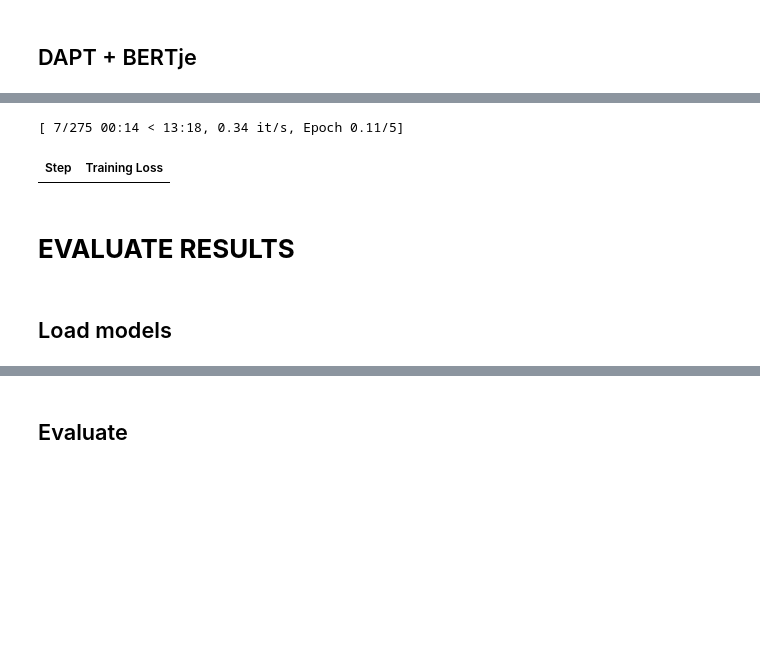
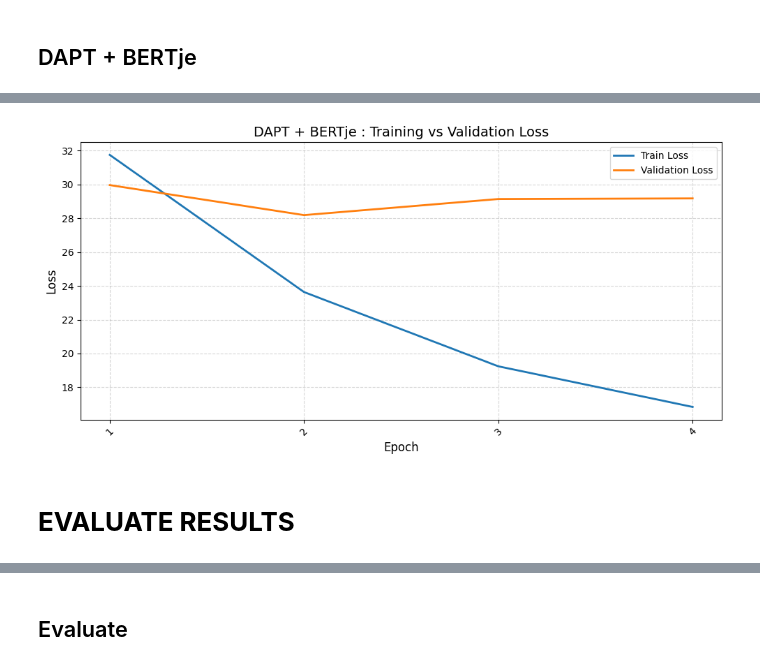
Before and after one commit to JulienPeignon/NER-dutch-colonial-archives, a Jupyter notebook: main.ipynb, the cells around one changed output, grey strips where cells are left out. Drawn from its saved outputs; the diff is of its cells as text; code cells hidden in the pictures; blank space fills up the shorter version.

```diff
--- a/main.ipynb
+++ b/main.ipynb
@@ -335,14 +320,16 @@ Some weights of BertForTokenClassification were not initialized from the model c
 You should probably TRAIN this model on a down-stream task to be able to use it for predictions and inference.
 # %%
-data_collator = DataCollatorForTokenClassification(tokenizer)
+optimizer, scheduler = get_optimizer_and_scheduler(
+    DAPT_BERTje, train_loader, epochs=NB_EPOCHS_BERTJE
+)
 
-training_args = TrainingArguments(
-    output_dir="./ner_model",
-    overwrite_output_dir=True,
-    learning_rate=LEARNING_RATE,
-    num_train_epochs=NB_EPOCHS_BERTJE,
-    per_device_train_batch_size=BATCH_SIZE,
-    weight_decay=WEIGHT_DECAY,
-    logging_dir="./logs",
-    logging_steps=100,
+train_losses_DAPT_BERTje, val_losses_DAPT_BERTje = train_model(
+    DAPT_BERTje,
+    train_loader,
+    val_loader,
+    optimizer,
+    scheduler=scheduler,
+    device=device,
+    epochs=NB_EPOCHS_BERTJE,
+    save_path="checkpoints/best_model_DAPT_BERTje.pt",
 )
@@ -349,19 +342,10 @@ training_args = TrainingArguments(
-# %%
-trainer = Trainer(
-    model=model,
-    args=training_args,
-    train_dataset=train_dataset,
-    eval_dataset=val_dataset,
-    tokenizer=tokenizer,
-    data_collator=data_collator,
-)
-
-# Train
-trainer.train()
-# %% [output]
-[ 7/275 00:14 < 13:18, 0.34 it/s, Epoch 0.11/5]
-| Step | Training Loss |
+# %%
+plot_train_val_loss(
+    train_losses_DAPT_BERTje[1:],
+    val_losses_DAPT_BERTje[1:],
+    title="DAPT + BERTje : Training vs Validation Loss",
+)
+# %% [output]
+[figure, added]
 # %% [markdown]
 # **EVALUATE RESULTS**
-# %% [markdown]
-## Load models
```
Also changed, not shown: parts of 16 cells of this notebook.
